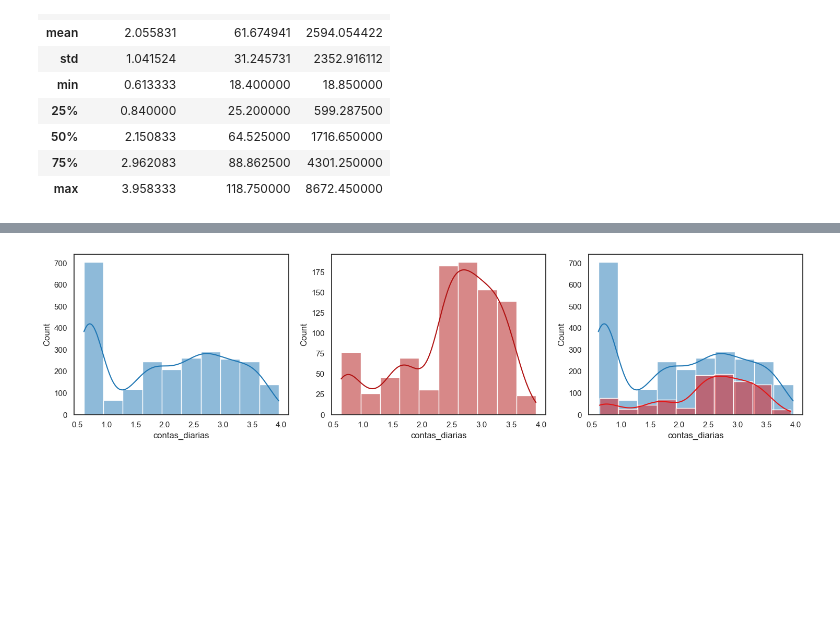
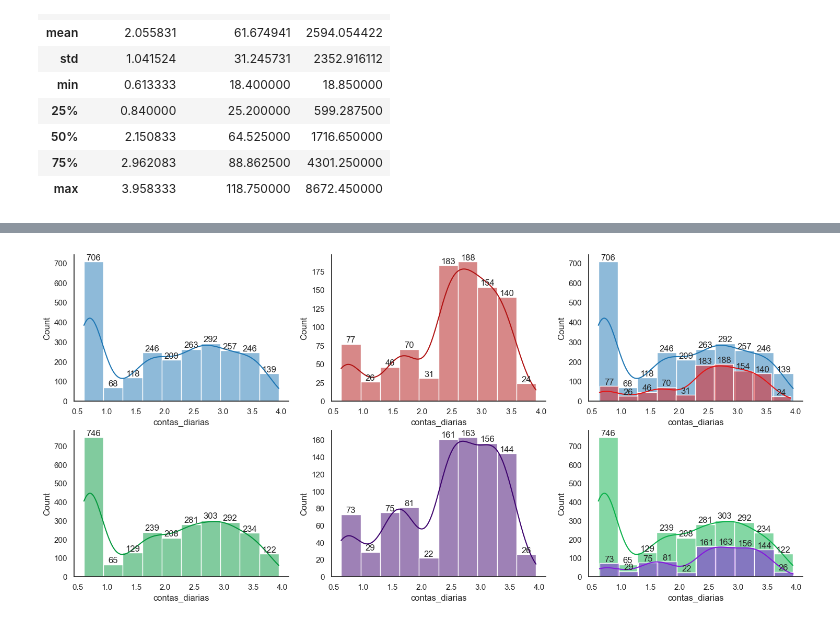
Before and after one commit to Megalonnix/ChallengeTelecomX, a Jupyter notebook: TelecomX_BR.ipynb, the cells around one changed output, grey strips where cells are left out. Cells and saved outputs as stored; diff of their text form; code cells hidden in the pictures; blank space fills up the shorter version.

Commit message:
Comparando taxas de evasão entre Homens e Mulheres.

```diff
--- a/TelecomX_BR.ipynb
+++ b/TelecomX_BR.ipynb
@@ -988,62 +988,97 @@ mulheres_n_evasoras[['contas_diarias','charges_monthly','charges_total']].descri
 serie_contas_diarias_m_evasoras = mulheres_evasoras['contas_diarias']
 serie_contas_diarias_m_n_evasoras = mulheres_n_evasoras['contas_diarias']
 
+fig,axs = plt.subplots(2,3, figsize=(18,8))
+ax1, ax2, ax3 = axs[0]
+ax4, ax5, ax6 = axs[1]
 
-# hist_plot = sns.histplot(
-#     kde=True,
-#     data=serie_contas_diarias_h_evasores,
-#     stat='count',
-#     #color='darkmagenta'
-#     )
+NUM_CLASSES = 10
 
-# plt.title('Distribuição de taxas diárias pagas por clientes homens' +
-#           '\nque evadiram:', loc='left', fontsize=13)
-# plt.ylabel('Número clientes assinantes')
-# plt.xlabel('Valor taxa mensal paga (R$)')
-# sns.despine()
-
-# for vl_barra in hist_plot.containers:
-#     hist_plot.bar_label(vl_barra)
-
-fig, (ax1,ax2,ax3) = plt.subplots(1,3, figsize=(18,4))
-
-assembleHistogram(
+histplot1 = assembleHistogram(
     kde=True,
     data=serie_contas_diarias_m_n_evasoras,
     stat='count',
     color='tab:blue',
     ax=ax1,
-    bins=10,
+    bins=NUM_CLASSES,
     element='bars'
 )
-
-assembleHistogram(
+histplot2 = assembleHistogram(
     kde=True,
     data=serie_contas_diarias_m_evasoras,
     stat='count',
     color="#B11212",
     ax=ax2,
-    bins=10,
+    bins=NUM_CLASSES,
     element='bars'
 )
-
-assembleHistogram(
+histplot3a = assembleHistogram(
     kde=True,
     data=serie_contas_diarias_m_n_evasoras,
     stat='count',
     color='tab:blue',
     ax=ax3,
-    bins=10,
+    bins=NUM_CLASSES,
     element='bars'
 )
-
-assembleHistogram(
+histplot3b = assembleHistogram(
     kde=True,
     data=serie_contas_diarias_m_evasoras,
     stat='count',
     color="#E41616",
     ax=ax3,
-    bins=10,
+    bins=NUM_CLASSES,
     element='bars'
 )
+
+histplot4 = assembleHistogram(
+    kde=True,
+    data=serie_contas_diarias_h_n_evasores,
+    stat='count',
+    color="#05993E",
+    ax=ax4,
+    bins=NUM_CLASSES,
+    element='bars'
+)
+histplot5 = assembleHistogram(
+    kde=True,
+    data=serie_contas_diarias_h_evasores,
+    stat='count',
+    color="#3E046E",
+    ax=ax5,
+    bins=NUM_CLASSES,
+    element='bars'
+)
+histplot6a = assembleHistogram(
+    kde=True,
+    data=serie_contas_diarias_h_n_evasores,
+    stat='count',
+    color="#0AB14A",
+    ax=ax6,
+    bins=NUM_CLASSES,
+    element='bars'
+)
+histplot6b = assembleHistogram(
+    kde=True,
+    data=serie_contas_diarias_h_evasores,
+    stat='count',
+    color="#8519DD",
+    ax=ax6,
+    bins=NUM_CLASSES,
+    element='bars'
+)
+
+
+def addLabel(nmHistplot):
+    for vl_barra in nmHistplot.containers:
+        nmHistplot.bar_label(vl_barra)
+
+addLabel(histplot1)
+addLabel(histplot2)
+addLabel(histplot3a)
+addLabel(histplot4)
+addLabel(histplot5)
+addLabel(histplot6a)
+
+sns.despine()
 # %% [output]
@@ -1051 +1085 @@ assembleHistogram(
-[figure, old version]
+[figure, new version]
```
Also changed, not shown: parts of 6 cells of this notebook.
